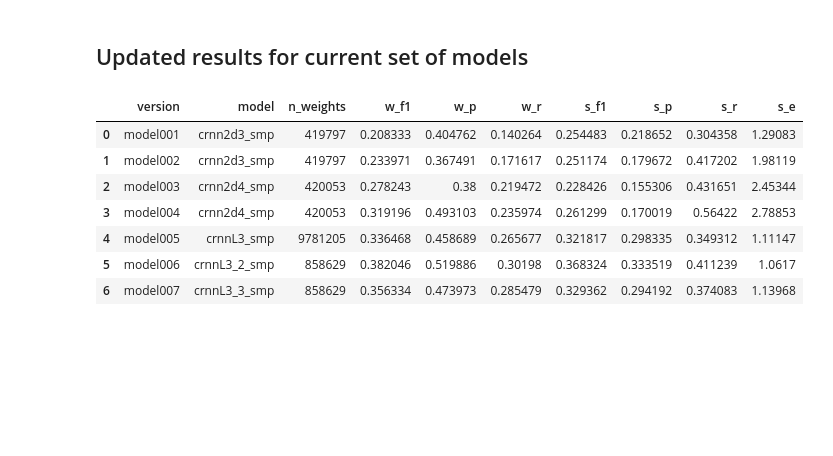
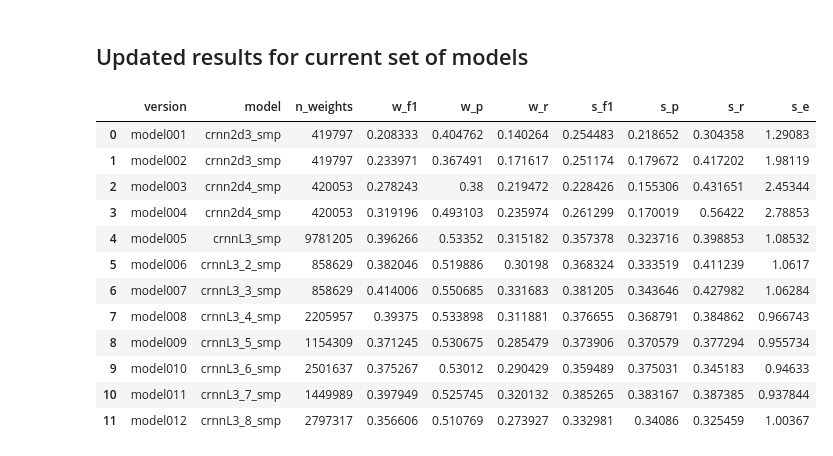
Before and after one commit to marl/milsed, a Jupyter notebook: notebooks/v1/01_model_results.ipynb, the cells around one changed output. Cells and saved outputs as stored; diff of their text form; code cells hidden in the pictures; blank space fills up the shorter version.

```diff
--- a/notebooks/v1/01_model_results.ipynb
+++ b/notebooks/v1/01_model_results.ipynb
@@ -640,21 +640,32 @@ Name: label, dtype: int64
 # %%
 # STATUS:
 # model001: crnn2d3:       completed after 8 hours
 # model002: crnn2d3[aug]:  completed after 28 hours
 # model003: crnn2d4:       completed after 11 hours
-# model004: crnn2d4[aug]:  running for 29 hours...
-# model005: crnnL3[aug]:   running for 23 hours...
+# model004: crnn2d4[aug]:  completed after 34 hours
+# model005: crnnL3[aug]:   completed after 64 hours
 # model006: crnnL3_2[aug]: completed after 15 hours
-# model007: crnnL3_3[aug]: running for 4 hours...
-models8 = ['model001', 'model002', 'model003', 'model004', 'model005', 'model006', 'model007']
+# model007: crnnL3_3[aug]: completed after 21 hours
+# model008: crnnL3_4[aug]: completed after 15 hours
+# model009: crnnL3_4[aug]: completed after 13 hours
+# model010: crnnL3_4[aug]: completed after 14 hours
+# model011: crnnL3_4[aug]: completed after 16 hours
+# model012: crnnL3_4[aug]: completed after 16 hours
+models8 = (['model001', 'model002', 'model003', 'model004', 'model005', 'model006',
+            'model007', 'model008', 'model009', 'model010', 'model011', 'model012'])
 df8 = milsed.eval.compare_results(OUTPUT_PATH, models8, sort=False)
 df8
 # %% [output]
 |  | version | model | n_weights | w_f1 | w_p | w_r | s_f1 | s_p | s_r | s_e |
 | 0 | model001 | crnn2d3_smp | 419797 | 0.208333 | 0.404762 | 0.140264 | 0.254483 | 0.218652 | 0.304358 | 1.29083 |
 | 1 | model002 | crnn2d3_smp | 419797 | 0.233971 | 0.367491 | 0.171617 | 0.251174 | 0.179672 | 0.417202 | 1.98119 |
 | 2 | model003 | crnn2d4_smp | 420053 | 0.278243 | 0.38 | 0.219472 | 0.228426 | 0.155306 | 0.431651 | 2.45344 |
 | 3 | model004 | crnn2d4_smp | 420053 | 0.319196 | 0.493103 | 0.235974 | 0.261299 | 0.170019 | 0.56422 | 2.78853 |
-| 4 | model005 | crnnL3_smp | 9781205 | 0.336468 | 0.458689 | 0.265677 | 0.321817 | 0.298335 | 0.349312 | 1.11147 |
+| 4 | model005 | crnnL3_smp | 9781205 | 0.396266 | 0.53352 | 0.315182 | 0.357378 | 0.323716 | 0.398853 | 1.08532 |
 | 5 | model006 | crnnL3_2_smp | 858629 | 0.382046 | 0.519886 | 0.30198 | 0.368324 | 0.333519 | 0.411239 | 1.0617 |
-| 6 | model007 | crnnL3_3_smp | 858629 | 0.356334 | 0.473973 | 0.285479 | 0.329362 | 0.294192 | 0.374083 | 1.13968 |
+| 6 | model007 | crnnL3_3_smp | 858629 | 0.414006 | 0.550685 | 0.331683 | 0.381205 | 0.343646 | 0.427982 | 1.06284 |
+| 7 | model008 | crnnL3_4_smp | 2205957 | 0.39375 | 0.533898 | 0.311881 | 0.376655 | 0.368791 | 0.384862 | 0.966743 |
+| 8 | model009 | crnnL3_5_smp | 1154309 | 0.371245 | 0.530675 | 0.285479 | 0.373906 | 0.370579 | 0.377294 | 0.955734 |
+| 9 | model010 | crnnL3_6_smp | 2501637 | 0.375267 | 0.53012 | 0.290429 | 0.359489 | 0.375031 | 0.345183 | 0.94633 |
+| 10 | model011 | crnnL3_7_smp | 1449989 | 0.397949 | 0.525745 | 0.320132 | 0.385265 | 0.383167 | 0.387385 | 0.937844 |
+| 11 | model012 | crnnL3_8_smp | 2797317 | 0.356606 | 0.510769 | 0.273927 | 0.332981 | 0.34086 | 0.325459 | 1.00367 |
```
Also changed, not shown: parts of 10 cells of this notebook, 6 other files.
